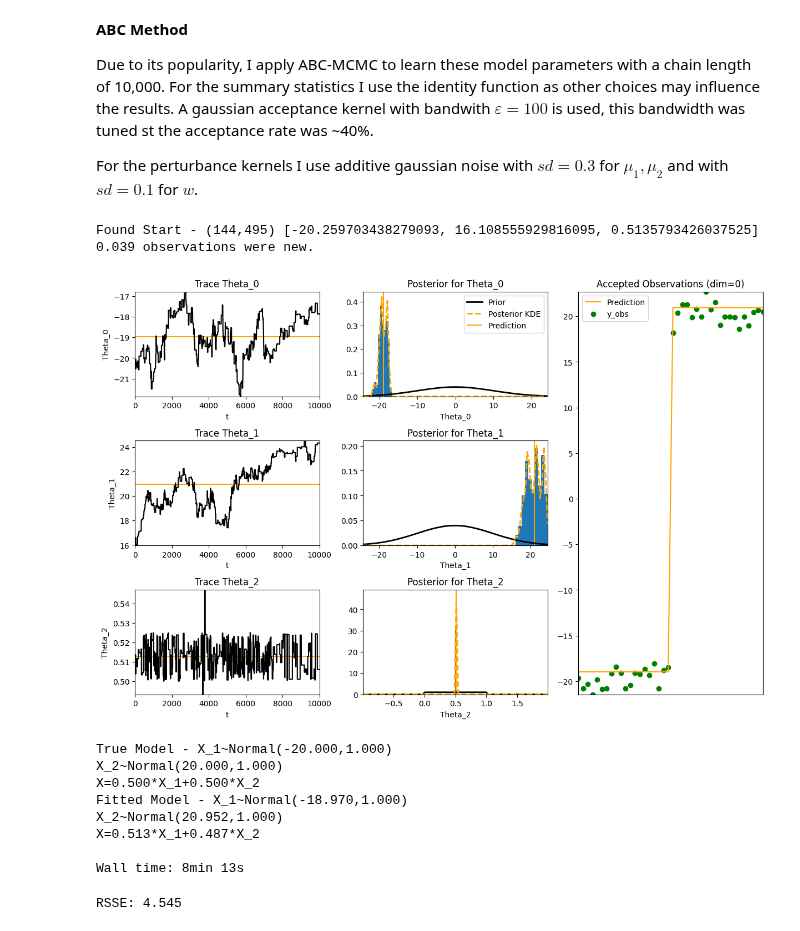
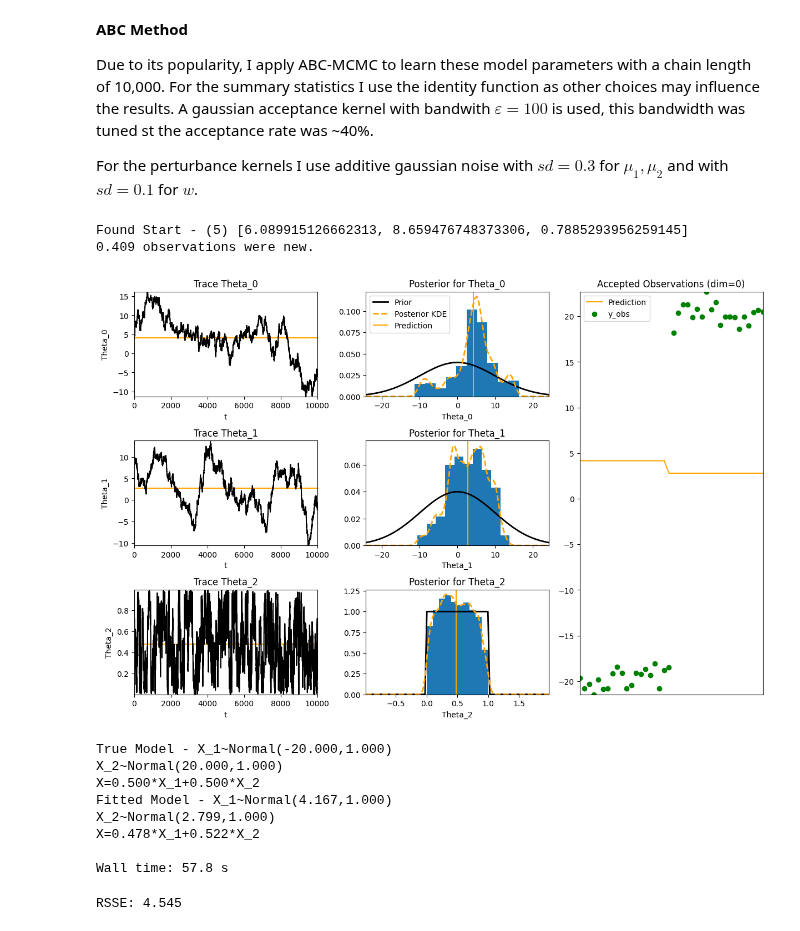
Before and after one commit to dajhutchinson/bayesian-modelling-of-epidemic-events, a Jupyter notebook: Code/ABC_Notebook.ipynb, the cells around one changed output. Cells and saved outputs as stored; diff of their text form; code cells hidden in the pictures.

```diff
--- a/Code/ABC_Notebook.ipynb
+++ b/Code/ABC_Notebook.ipynb
@@ -975,23 +975,23 @@ perturbance_kernels = [lambda x:x+stats.norm(0,.3).rvs(1)[0]]*2+[lambda x:x+stat
 # %%
 %%time
 # ABC-MCMC for GMM
 np.random.seed(16111998) # Fix random seed
 fitted_model,_=ABC.abc_mcmc(n_obs=40,y_obs=gmm.observe(),fitting_model=gmm.copy([1,1,1]),priors=gmm_priors,
-    chain_length=10000,perturbance_kernels=perturbance_kernels,acceptance_kernel=ABC.gaussian_kernel,scaling_factor=.1)
+    chain_length=10000,perturbance_kernels=perturbance_kernels,acceptance_kernel=ABC.gaussian_kernel,scaling_factor=.01)
 print("True Model - {}".format(gmm))
 print("Fitted Model - {}\n".format(fitted_model))
 # %% [output]
-Found Start - (144,495) [-20.259703438279093, 16.108555929816095, 0.5135793426037525]
-0.039 observations were new.
+Found Start - (5) [6.089915126662313, 8.659476748373306, 0.7885293956259145]
+0.409 observations were new.
-[figure, old version]
+[figure, new version]
 True Model - X_1~Normal(-20.000,1.000)
 X_2~Normal(20.000,1.000)
 X=0.500*X_1+0.500*X_2
-Fitted Model - X_1~Normal(-18.970,1.000)
-X_2~Normal(20.952,1.000)
-X=0.513*X_1+0.487*X_2
+Fitted Model - X_1~Normal(4.167,1.000)
+X_2~Normal(2.799,1.000)
+X=0.478*X_1+0.522*X_2
 
-Wall time: 8min 13s
+Wall time: 57.8 s
 # %%
 print("RSSE: {:,.3f}".format(ABC.rsse(fitted_model.observe(),gmm.observe())[0]))
 # %% [output]
```
Also changed, not shown: parts of 2 cells of this notebook, 6 other files.
